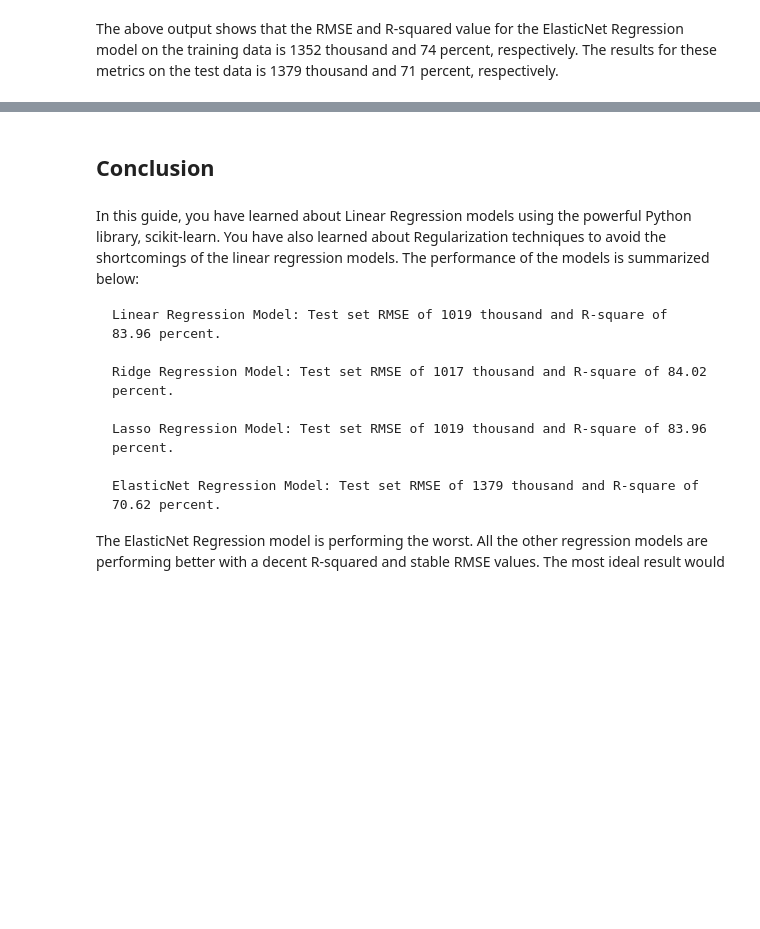
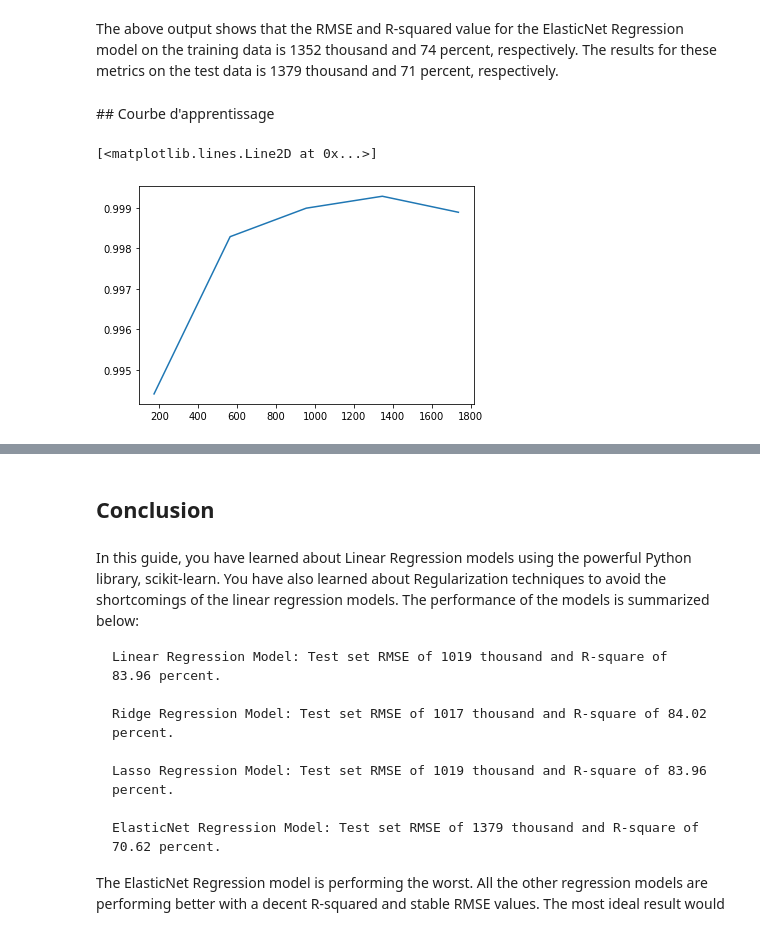
Before and after one commit to NinaNusb/Prediction_prix_maisons, a Jupyter notebook: data_preparation.ipynb, the cells around one changed output, grey strips where cells are left out. Saved outputs shown, nothing was run; the diff lists cells and outputs as text; code cells hidden in the pictures; blank space fills up the shorter version.

```diff
--- a/data_preparation.ipynb
+++ b/data_preparation.ipynb
@@ -197,2 +201,16 @@ print(r2_score(y_test, pred_test_enet))
 # %% [markdown]
 The above output shows that the RMSE and R-squared value for the ElasticNet Regression model on the training data is 1352 thousand and 74 percent, respectively. The results for these metrics on the test data is 1379 thousand and 71 percent, respectively.
+# %% [markdown]
+## Courbe d'apprentissage
+# %%
+#Avec l'estimator
+
+X, y = load_digits(return_X_y=True)
+estimator = SVC(gamma=0.001)
+
+train_sizes, train_scores, test_scores, fit_times, _ = learning_curve(estimator, X, y, cv=30,return_times=True)
+
+plt.plot(train_sizes,np.mean(train_scores,axis=1))
+# %% [output]
+[<matplotlib.lines.Line2D at 0x...>]
+[figure, added]
```
Also changed, not shown: parts of 5 cells of this notebook, 1 other file.
